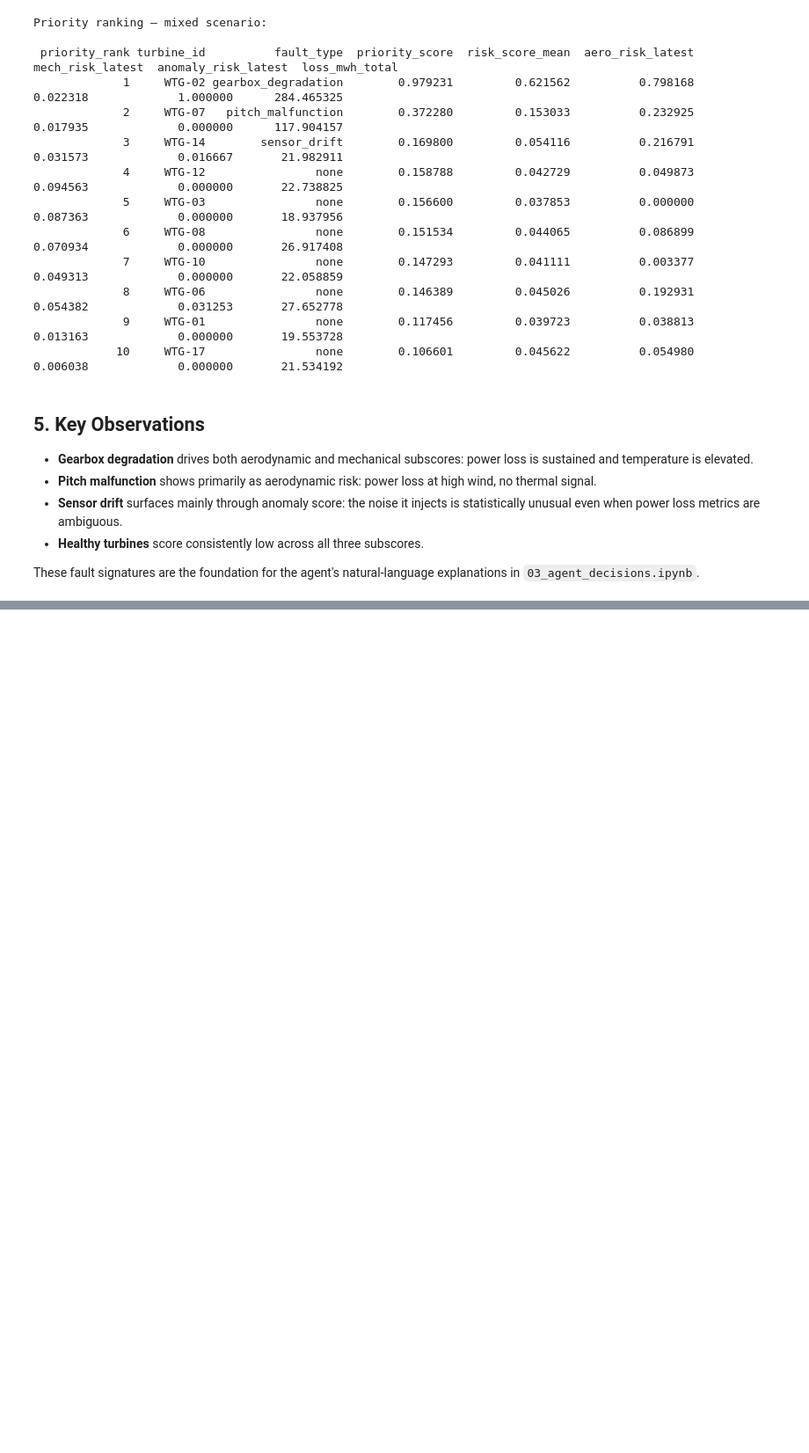
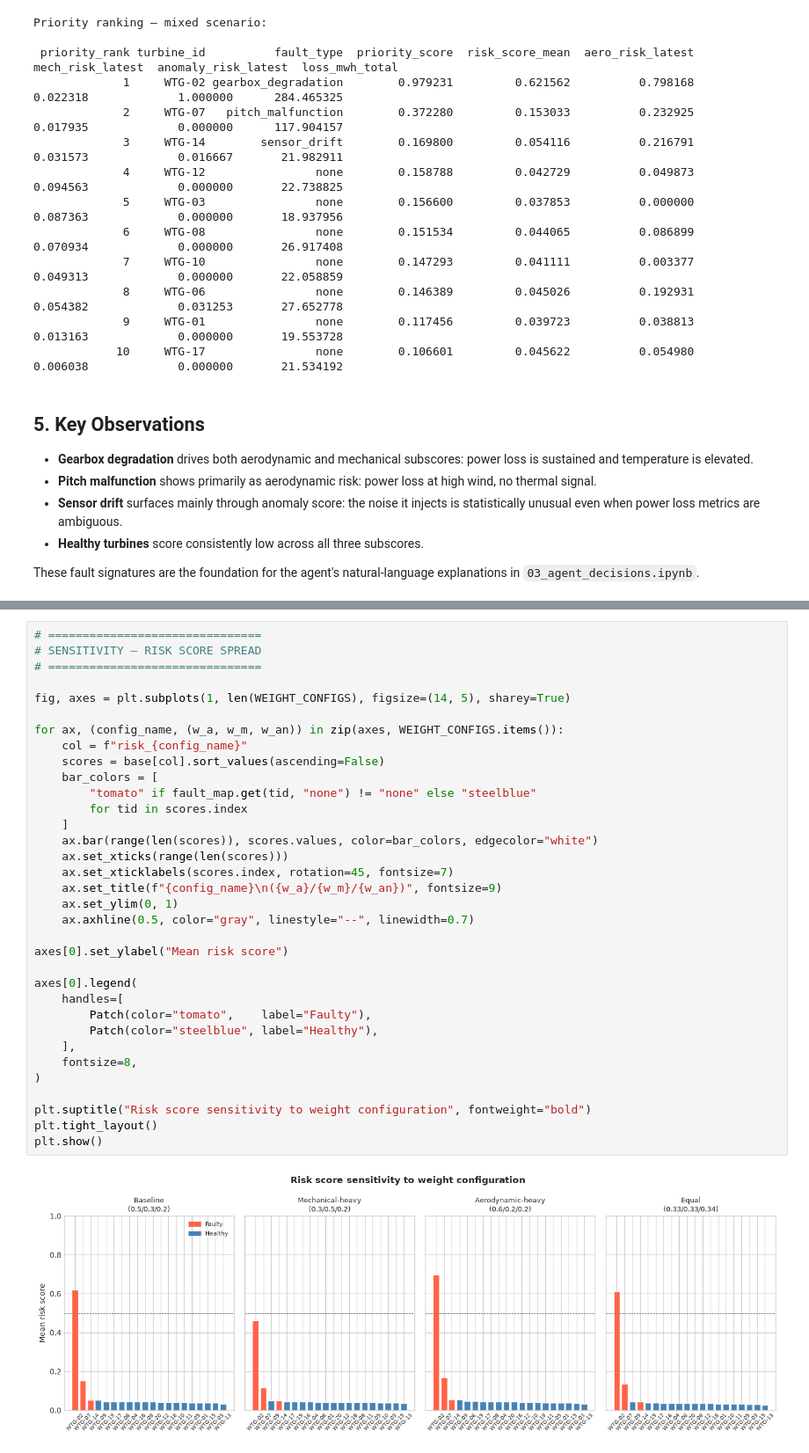
Before and after one commit to AdriARE/windops-ai-copilot, a Jupyter notebook: notebooks/02_features_and_scoring.ipynb, the cells around one changed output, grey strips where cells are left out. Shown at 88% size. Cells and saved outputs as stored; diff of their text form; blank space fills up the shorter version.

Commit message:
feat: improve notebook_02 sensitivity analysis

```diff
--- a/notebooks/02_features_and_scoring.ipynb
+++ b/notebooks/02_features_and_scoring.ipynb
@@ -378,0 +530,36 @@ These fault signatures are the foundation for the agent's natural-language expla
+# %%
+# ===============================
+# SENSITIVITY — RISK SCORE SPREAD
+# ===============================
+
+fig, axes = plt.subplots(1, len(WEIGHT_CONFIGS), figsize=(14, 5), sharey=True)
+
+for ax, (config_name, (w_a, w_m, w_an)) in zip(axes, WEIGHT_CONFIGS.items()):
+    col = f"risk_{config_name}"
+    scores = base[col].sort_values(ascending=False)
+    bar_colors = [
+        "tomato" if fault_map.get(tid, "none") != "none" else "steelblue"
+        for tid in scores.index
+    ]
+    ax.bar(range(len(scores)), scores.values, color=bar_colors, edgecolor="white")
+    ax.set_xticks(range(len(scores)))
+    ax.set_xticklabels(scores.index, rotation=45, fontsize=7)
+    ax.set_title(f"{config_name}\n({w_a}/{w_m}/{w_an})", fontsize=9)
+    ax.set_ylim(0, 1)
+    ax.axhline(0.5, color="gray", linestyle="--", linewidth=0.7)
+
+axes[0].set_ylabel("Mean risk score")
+
+axes[0].legend(
+    handles=[
+        Patch(color="tomato",    label="Faulty"),
+        Patch(color="steelblue", label="Healthy"),
+    ],
+    fontsize=8,
+)
+
+plt.suptitle("Risk score sensitivity to weight configuration", fontweight="bold")
+plt.tight_layout()
+plt.show()
+# %% [output]
+[figure, added]
```
Also changed, not shown: parts of 7 cells of this notebook.
